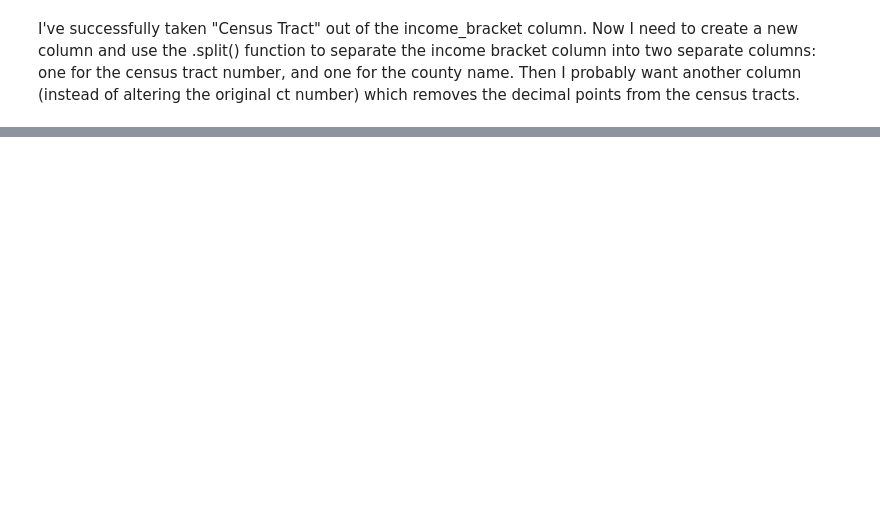
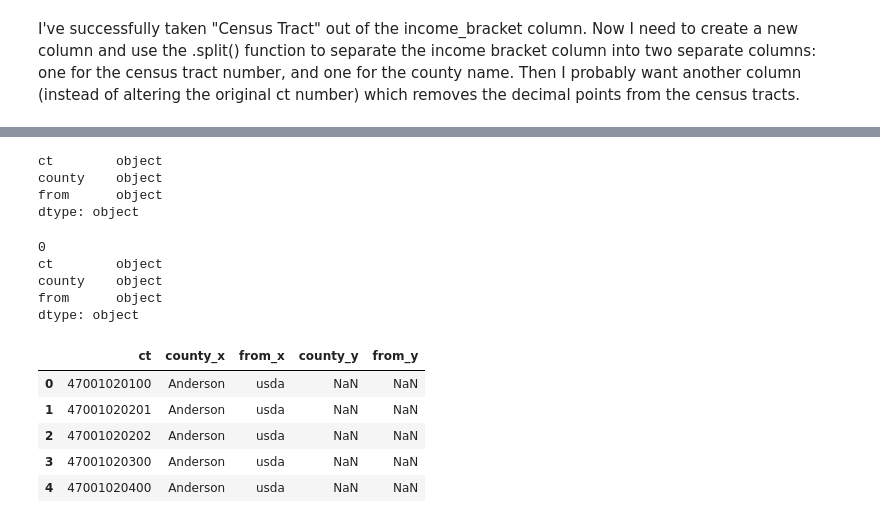
Before and after one commit to marthahunter/food-access, a Jupyter notebook: notebooks/2_food_access_census_tract_issue.ipynb, the cells around one changed output, grey strips where cells are left out. Cells and saved outputs as stored; diff of their text form; code cells hidden in the pictures; blank space fills up the shorter version.

Commit message:
maybe progress on the union

```diff
--- a/notebooks/2_food_access_census_tract_issue.ipynb
+++ b/notebooks/2_food_access_census_tract_issue.ipynb
@@ -130,2 +282,4 @@ tn_food_access_df.head()
+# %%
+usda_data_to_union = usda_data_to_union.rename(columns={'ct_long_usda':'ct','county_usda':'county'})
 # %%
 usda_data_to_union.head()
@@ -137,0 +305,2 @@ cr_data_to_union.head()
+# %%
+cr_data_to_union = cr_data_to_union.rename(columns={'ct_digits_cr':'ct','county_cr':'county'})
@@ -138,2 +316,30 @@ cr_data_to_union.head()
+# %%
+usda_data_to_union['ct']=usda_data_to_union['ct'].astype(str)
+# %%
+usda_data_to_union.dtypes
+# %% [output]
+ct        object
+county    object
+from      object
+dtype: object
+# %%
+cr_data_to_union.dtypes
+# %% [output]
+0
+ct        object
+county    object
+from      object
+dtype: object
+# %%
+joined_usda_cr_tracts = pd.merge(usda_data_to_union,cr_data_to_union, how='full',on=['county'])
+# %%
+joined_usda_cr_tracts.head()
+# %% [output]
+|  | ct | county_x | from_x | county_y | from_y |
+| 0 | 47001020100 | Anderson | usda | NaN | NaN |
+| 1 | 47001020201 | Anderson | usda | NaN | NaN |
+| 2 | 47001020202 | Anderson | usda | NaN | NaN |
+| 3 | 47001020300 | Anderson | usda | NaN | NaN |
+| 4 | 47001020400 | Anderson | usda | NaN | NaN |
 # %%
 # https://saturncloud.io/blog/how-to-perform-a-union-of-two-pandas-dataframes/
```
Also changed, not shown: parts of 24 cells of this notebook.
